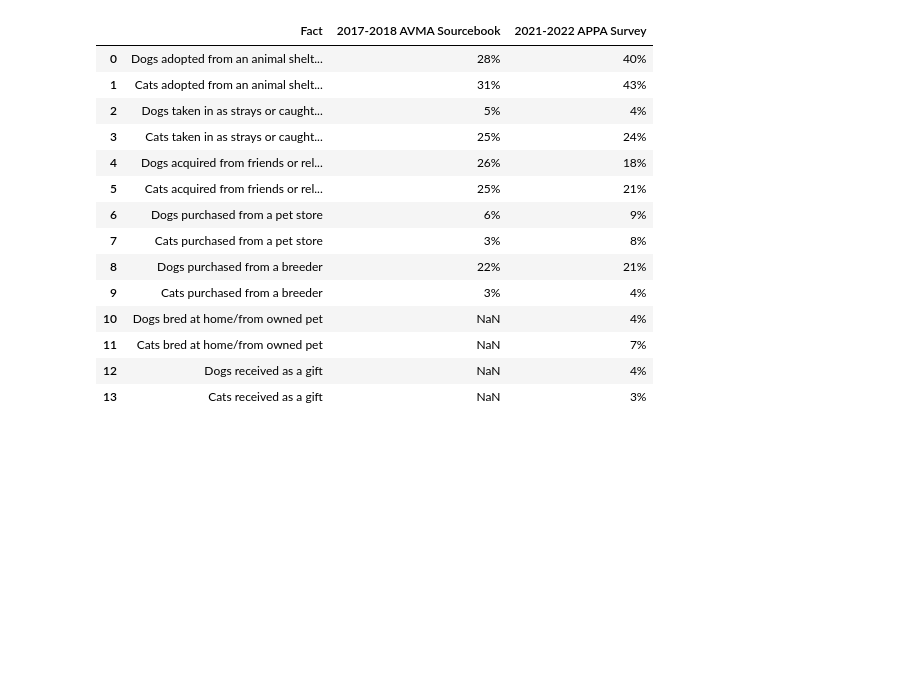
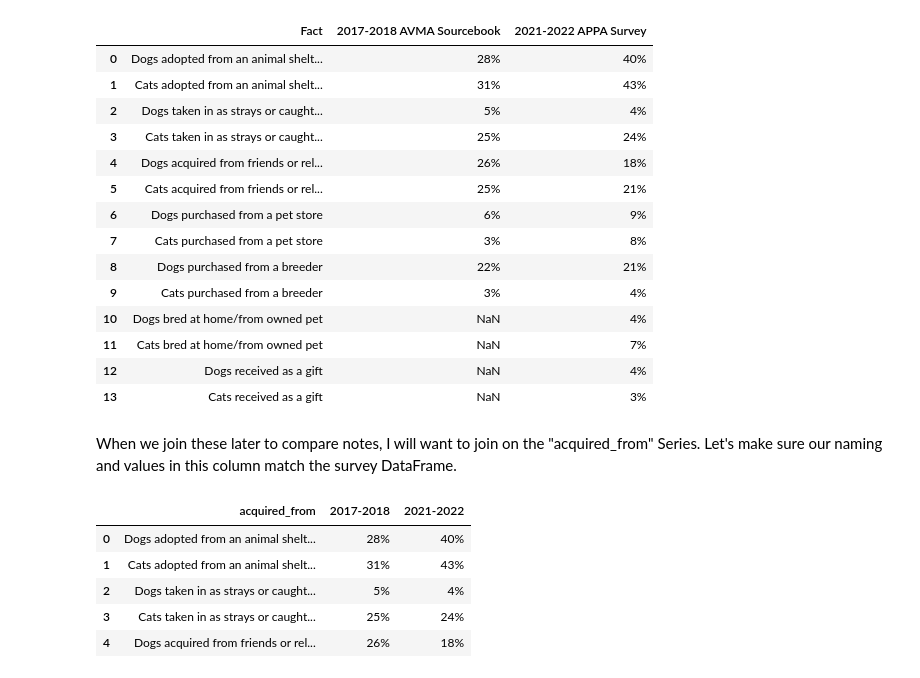
Before and after one commit to BlueKYGirl/purrfect_purrsonalities, a Jupyter notebook: purrfect_purrsonalities.ipynb, the cells around one changed output. Drawn from its saved outputs; the diff is of its cells as text; code cells hidden in the pictures; blank space fills up the shorter version.

```diff
--- a/purrfect_purrsonalities.ipynb
+++ b/purrfect_purrsonalities.ipynb
@@ -483,0 +487,12 @@ humane_df = humane_df[3]
+# %% [markdown]
+When we join these later to compare notes, I will want to join on the "acquired_from" Series. Let's make sure our naming and values in this column match the survey DataFrame.
+# %%
+humane_df.columns = ['acquired_from', '2017-2018', '2021-2022']
+humane_df.head()
+# %% [output]
+|  | acquired_from | 2017-2018 | 2021-2022 |
+| 0 | Dogs adopted from an animal shelt... | 28% | 40% |
+| 1 | Cats adopted from an animal shelt... | 31% | 43% |
+| 2 | Dogs taken in as strays or caught... | 5% | 4% |
+| 3 | Cats taken in as strays or caught... | 25% | 24% |
+| 4 | Dogs acquired from friends or rel... | 26% | 18% |
```
Also changed, not shown: parts of 10 cells of this notebook.
